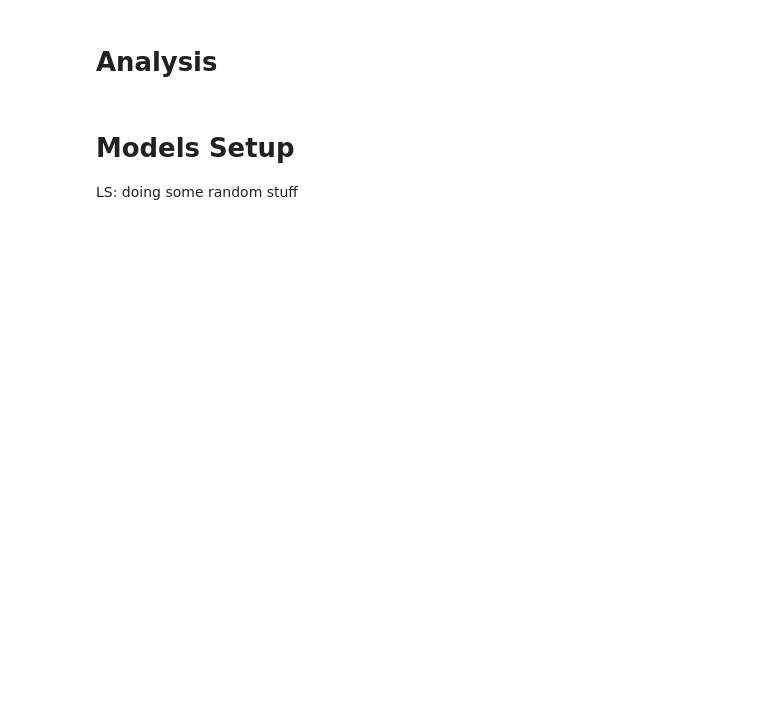
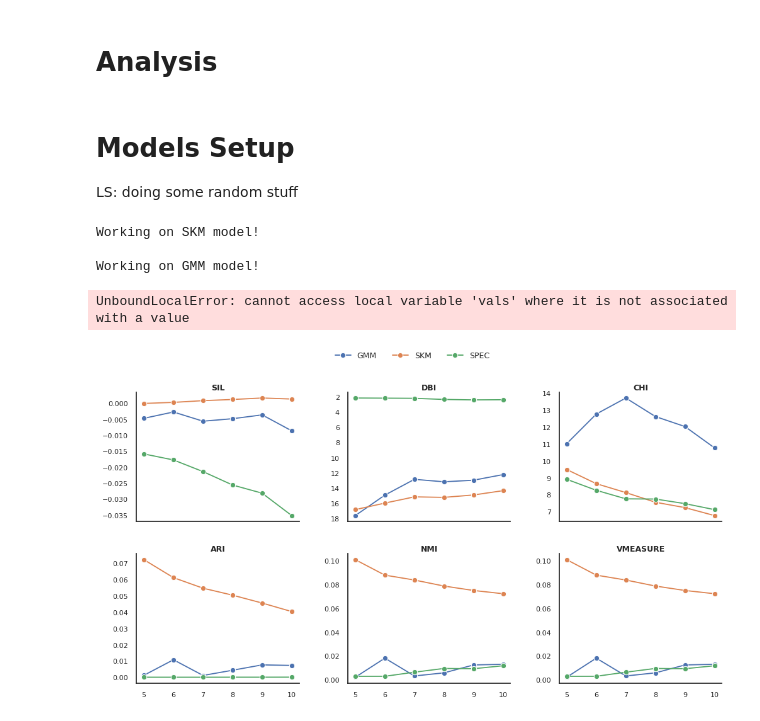
Before and after one commit to LeonSavi/ADS-DW4, a Jupyter notebook: job.ipynb, the cells around one changed output. Saved outputs shown, nothing was run; the diff lists cells and outputs as text; code cells hidden in the pictures; blank space fills up the shorter version.

Commit message:
models

```diff
--- a/job.ipynb
+++ b/job.ipynb
@@ -430,2 +495,15 @@ def comparison_charts(df:pd.DataFrame,
     plt.savefig('charts/indicators.png')
     plt.show()
+# %%
+# testing codes
+
+comparisons = TestClusters(cleaned)
+# %% [output]
+Working on SKM model!
+
+Working on GMM model!
+UnboundLocalError: cannot access local variable 'vals' where it is not associated with a value
+# %%
+comparison_charts(comparisons)
+# %% [output]
+[figure, added]
```
Also changed, not shown: parts of 3 cells of this notebook, 2 other files.
